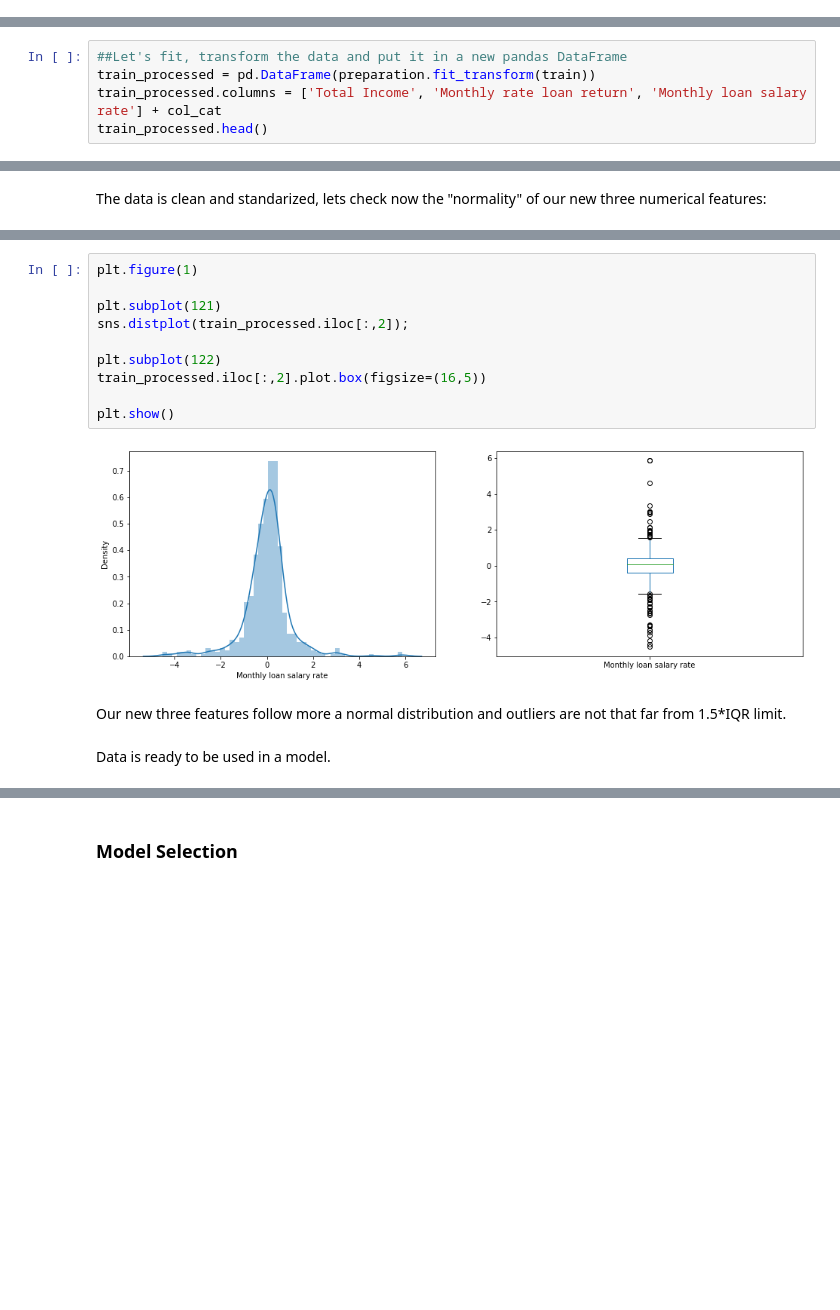
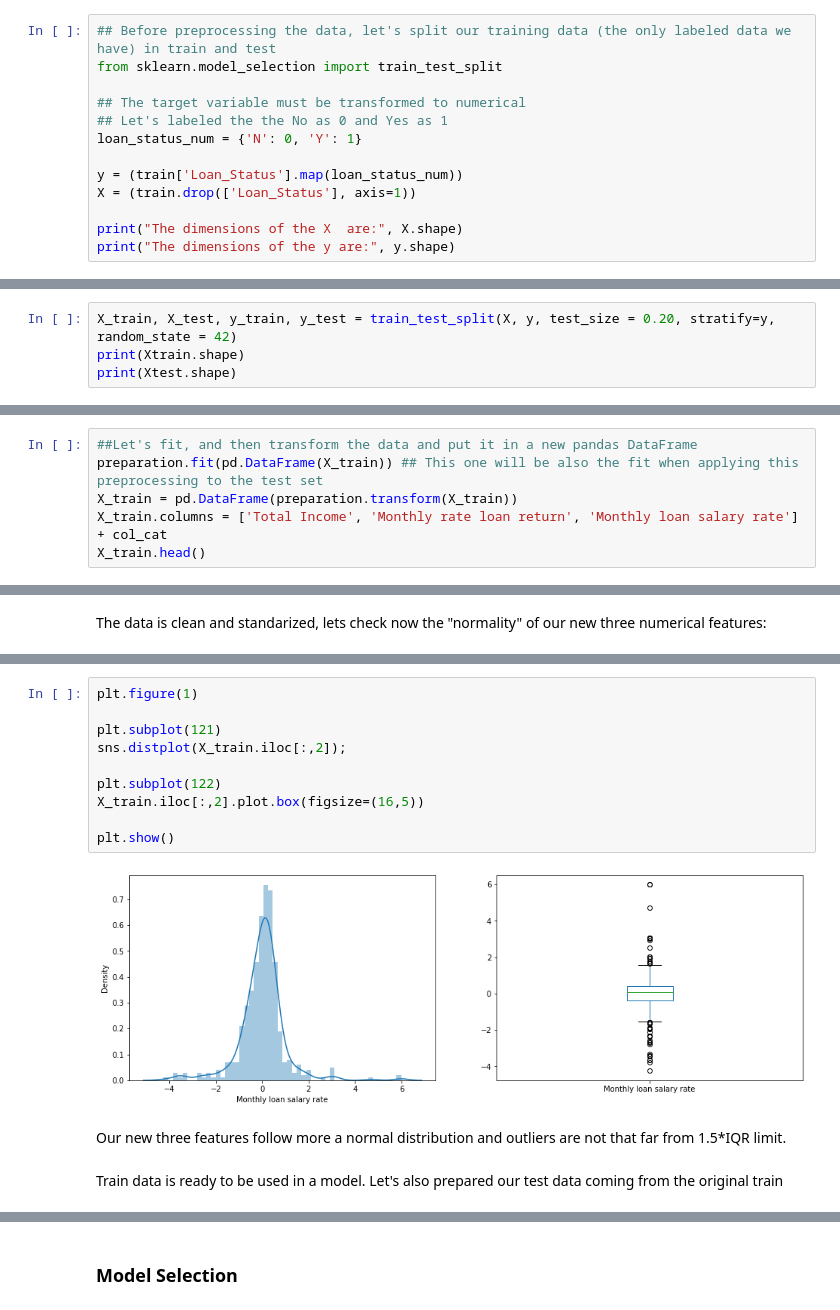
Before and after one commit to NavasFrancisco/Loan-eligibility-prediction, a Jupyter notebook: Solution.ipynb, the cells around one changed output, grey strips where cells are left out. Cells and saved outputs as stored; diff of their text form; blank space fills up the shorter version.

```diff
--- a/Solution.ipynb
+++ b/Solution.ipynb
@@ -450,3 +450,16 @@ preparation = ColumnTransformer(
     transformers=[
         ('quanti', transfo_num , col_num),
         ('quali', transfo_cat , col_cat)])
+# %%
+## Before preprocessing the data, let's split our training data (the only labeled data we have) in train and test
+from sklearn.model_selection import train_test_split
+
+## The target variable must be transformed to numerical
+## Let's labeled the the No as 0 and Yes as 1
+loan_status_num = {'N': 0, 'Y': 1}
+
+y = (train['Loan_Status'].map(loan_status_num))
+X = (train.drop(['Loan_Status'], axis=1))
+
+print("The dimensions of the X  are:", X.shape)
+print("The dimensions of the y are:", y.shape)
@@ -452,0 +471,4 @@ preparation = ColumnTransformer(
+# %%
+X_train, X_test, y_train, y_test = train_test_split(X, y, test_size = 0.20, stratify=y, random_state = 42)
+print(Xtrain.shape)
+print(Xtest.shape)
@@ -453,7 +480,8 @@ preparation = ColumnTransformer(
 # %%
-##Let's fit, transform the data and put it in a new pandas DataFrame
-train_processed = pd.DataFrame(preparation.fit_transform(train))
-train_processed.columns = ['Total Income', 'Monthly rate loan return', 'Monthly loan salary rate'] + col_cat
-train_processed.head()
+##Let's fit, and then transform the data and put it in a new pandas DataFrame
+preparation.fit(pd.DataFrame(X_train)) ## This one will be also the fit when applying this preprocessing to the test set
+X_train = pd.DataFrame(preparation.transform(X_train))
+X_train.columns = ['Total Income', 'Monthly rate loan return', 'Monthly loan salary rate'] + col_cat
+X_train.head()
 # %% [output]
 |  | Total Income | Monthly rate loan return | Monthly loan salary rate | Gender | Married | Dependents | Education | ... |
@@ -506,16 +534,16 @@ plt.show()
 # %%
 plt.figure(1)
 
 plt.subplot(121)
-sns.distplot(train_processed.iloc[:,2]);
+sns.distplot(X_train.iloc[:,2]);
 
 plt.subplot(122)
-train_processed.iloc[:,2].plot.box(figsize=(16,5))
+X_train.iloc[:,2].plot.box(figsize=(16,5))
 
 plt.show()
 # %% [output]
-[figure, old version]
+[figure, new version]
 # %% [markdown]
 Our new three features follow more a normal distribution and outliers are not that far from 1.5*IQR limit.
 # %% [markdown]
-Data is ready to be used in a model.
+Train data is ready to be used in a model. Let's also prepared our test data coming from the original train
```
Also changed, not shown: parts of 41 cells of this notebook.
